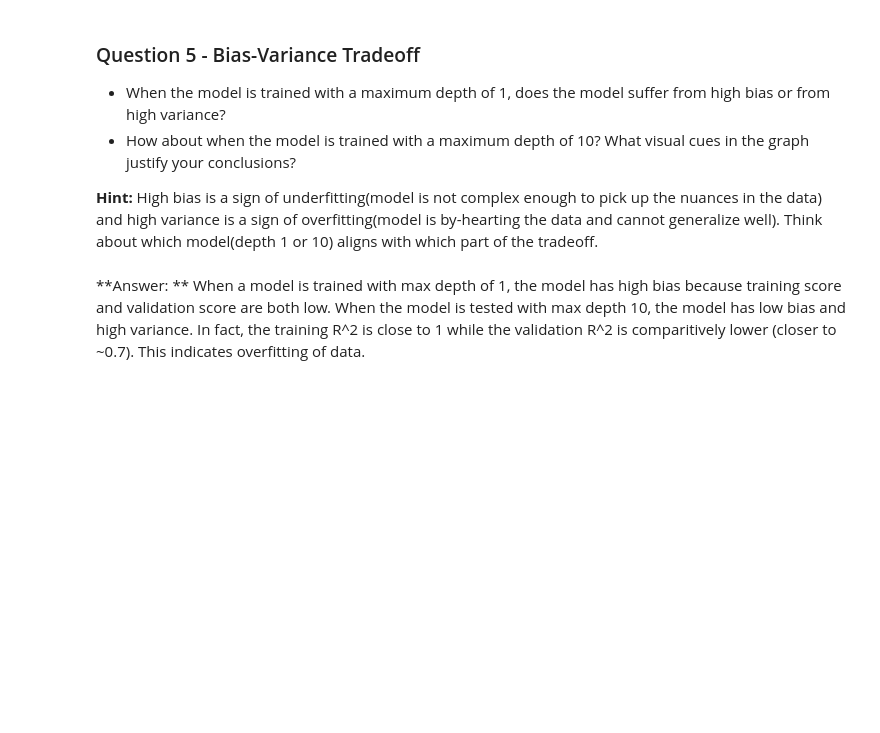
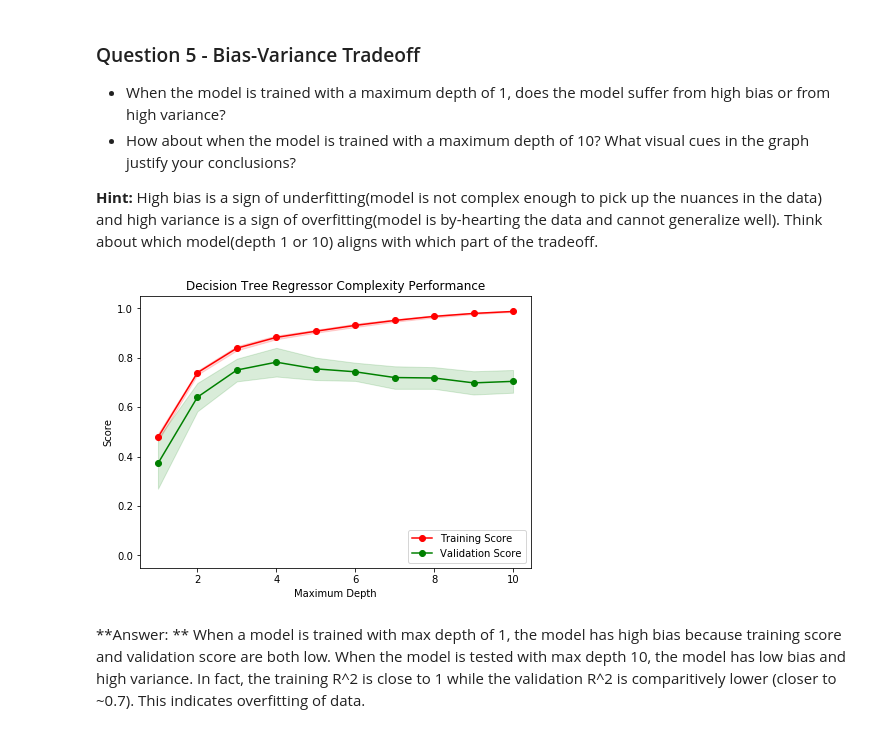
Before and after one commit to praxitelisk/MLND-P1-Boston-Housing-Prices, a Jupyter notebook: boston_housing.ipynb, the cells around one changed output. Saved outputs shown, nothing was run; the diff lists cells and outputs as text; code cells hidden in the pictures; blank space fills up the shorter version.

```diff
--- a/boston_housing.ipynb
+++ b/boston_housing.ipynb
@@ -228,6 +223,10 @@ TypeError: unsupported operand type(s) for +: 'NoneType' and 'int'
 * How about when the model is trained with a maximum depth of 10? What visual cues in the graph justify your conclusions?
 
 **Hint:** High bias is a sign of underfitting(model is not complex enough to pick up the nuances in the data) and high variance is a sign of overfitting(model is by-hearting the data and cannot generalize well). Think about which model(depth 1 or 10) aligns with which part of the tradeoff.
+# %%
+vs.ModelComplexity(X_train, y_train)
+# %% [output]
+[figure, added]
 # %% [markdown]
 **Answer: ** When a model is trained with max depth of 1, the model has high bias because training score and validation score are both low.
 When the model is tested with max depth 10, the model has low bias and high variance. In fact, the training R^2 is close to 1 while the validation R^2 is comparitively lower (closer to ~0.7). This indicates overfitting of data.
```
Also changed, not shown: parts of 2 cells of this notebook, 1 other file.
